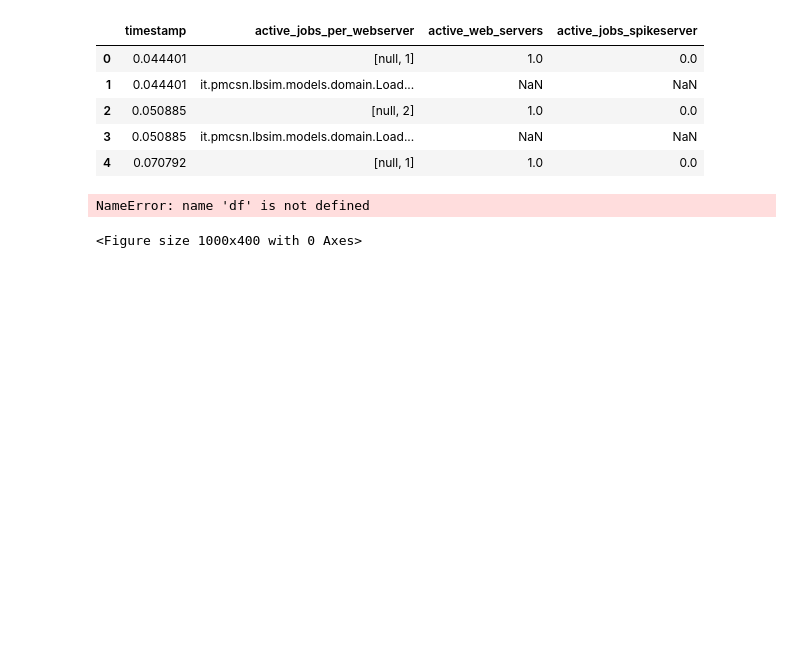
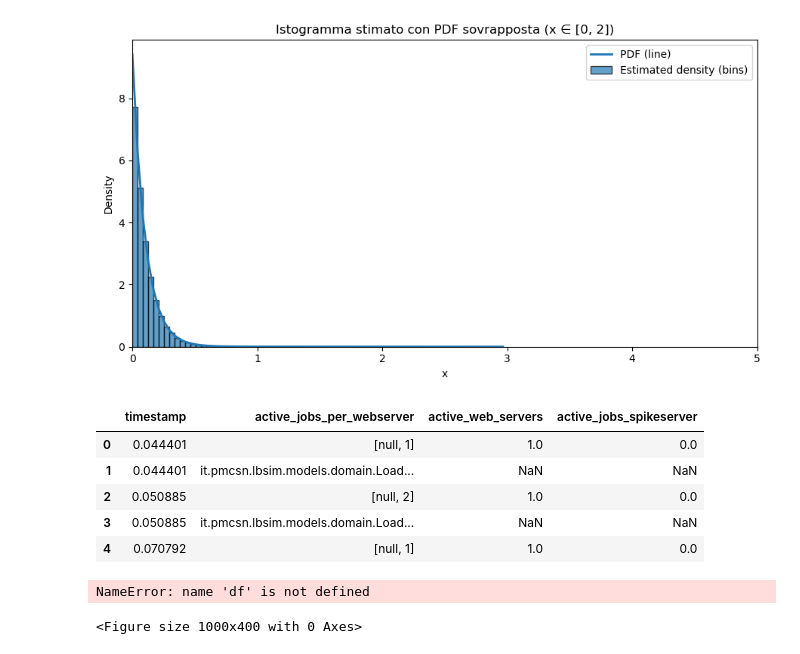
Before and after one commit to flavio-simonelli/LoadBalancingSimulation, a Jupyter notebook: output/PlotPrinter.ipynb, the cells around one changed output. Saved outputs shown, nothing was run; the diff lists cells and outputs as text; code cells hidden in the pictures; blank space fills up the shorter version.

```diff
--- a/output/PlotPrinter.ipynb
+++ b/output/PlotPrinter.ipynb
@@ -85,5 +85,50 @@ count=4316182, mean=4.951634, p50=3.671633, p95=13.530708, max=52.296669
 
 Salvato: jobs_with_checks.csv
+# %%
+import pandas as pd
+import matplotlib.pyplot as plt
+
+# === Percorsi dei file ===
+bars_csv = "csv/hyperexponential_histogram.csv"      # <-- CSV con colonne: x, estimated_density
+line_csv = "csv/hyperexponential_theoretical.csv"          # <-- CSV con colonne: x, pdf
+
+# === Carica dati ===
+bars = pd.read_csv(bars_csv)
+line = pd.read_csv(line_csv)
+
+# === Taglia a [0, 2] ===
+bars = bars[(bars["x"] >= 0) & (bars["x"] <= 3)].copy()
+line = line[(line["x"] >= 0) & (line["x"] <= 3)].copy()
+
+# Assicurati che ci siano almeno due punti per creare intervalli
+if len(bars) < 2:
+    raise ValueError("Servono almeno due punti in 'density.csv' nel range [0, 2] per costruire le barre.")
+
+# === Prepara intervalli [x_i, x_{i+1}) per le barre ===
+x_start = bars["x"].values[:-1]
+x_end   = bars["x"].values[1:]
+heights = bars["estimated_density"].values[:-1]
+widths  = x_end - x_start
+
+# === Plot ===
+fig, ax = plt.subplots(figsize=(9,5))
+
+# Barre (istogramma stimato)
+ax.bar(x_start, heights, width=widths, align="edge", edgecolor="black", alpha=0.7, label="Estimated density (bins)")
+
+# Linea (pdf teorica)
+ax.plot(line["x"].values, line["pdf"].values, linewidth=2, label="PDF (line)")
+
+ax.set_xlim(0, 5)
+#ax.set_ylim(0, 5)
+ax.set_xlabel("x")
+ax.set_ylabel("Density")
+ax.set_title("Istogramma stimato con PDF sovrapposta (x ∈ [0, 2])")
+ax.legend()
+plt.tight_layout()
+plt.show()
+# %% [output]
+[figure, added]
 # %%
 import pandas as pd
 
```
Also changed, not shown: parts of 1 cell of this notebook, 4 other files.
